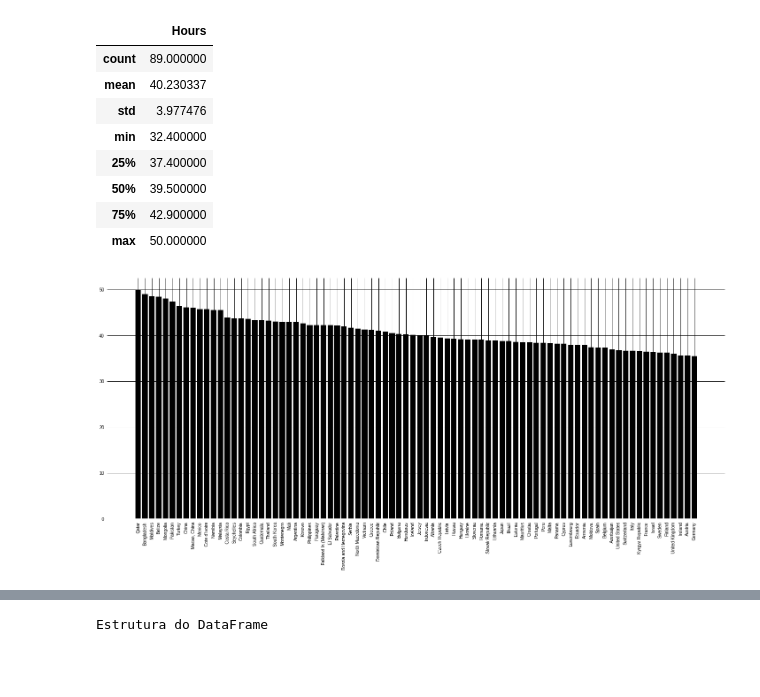
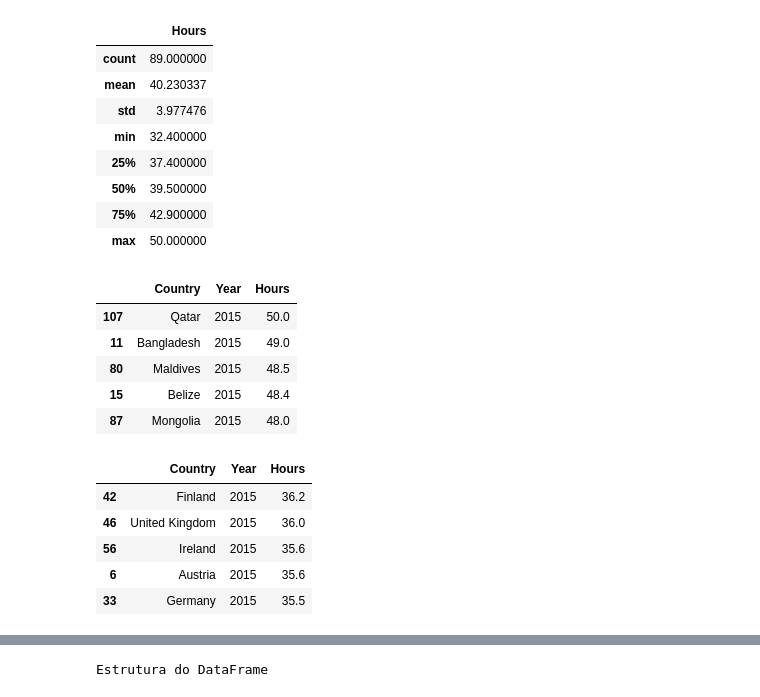
Before and after one commit to unbrae/DataScience, a Jupyter notebook: eda.ipynb, the cells around one changed output, grey strips where cells are left out. Saved outputs shown, nothing was run; the diff lists cells and outputs as text; code cells hidden in the pictures; blank space fills up the shorter version.

```diff
--- a/eda.ipynb
+++ b/eda.ipynb
@@ -118,16 +118,25 @@ Descrição resumido dos dados
 | 50% | 39.500000 |
 | 75% | 42.900000 |
 | max | 50.000000 |
-# %%
-ordenados = df1.sort_values(by= ["Hours","Country"], ascending=False)
-ordenados = ordenados[ordenados['Hours'] > 35]
-
-plt.figure(figsize=(25,10))
-mpl.style.use(['grayscale'])
-#sns.barplot(x=ordenados.Country, y=ordenados.Hours)
-plt.bar(ordenados.Country,ordenados.Hours)
-plt.xticks(rotation=90)
-
-plt.show()
-# %% [output]
-[figure, removed]
+# %%
+ordenados = df1.sort_values(by= ["Hours","Country"], ascending=False)
+ordenados = ordenados[ordenados['Hours'] > 35]
+
+# Top 5 Países com a maior quantidade de horas trabalhadas por semana
+display(ordenados.head())
+print(f"\n")
+# Top 5 Países com a menor quanitdade de horas trabalhadas por semana
+display(ordenados.tail())
+# %% [output]
+|  | Country | Year | Hours |
+| 107 | Qatar | 2015 | 50.0 |
+| 11 | Bangladesh | 2015 | 49.0 |
+| 80 | Maldives | 2015 | 48.5 |
+| 15 | Belize | 2015 | 48.4 |
+| 87 | Mongolia | 2015 | 48.0 |
+|  | Country | Year | Hours |
+| 42 | Finland | 2015 | 36.2 |
+| 46 | United Kingdom | 2015 | 36.0 |
+| 56 | Ireland | 2015 | 35.6 |
+| 6 | Austria | 2015 | 35.6 |
+| 33 | Germany | 2015 | 35.5 |
```
Also changed, not shown: parts of 4 cells of this notebook.
